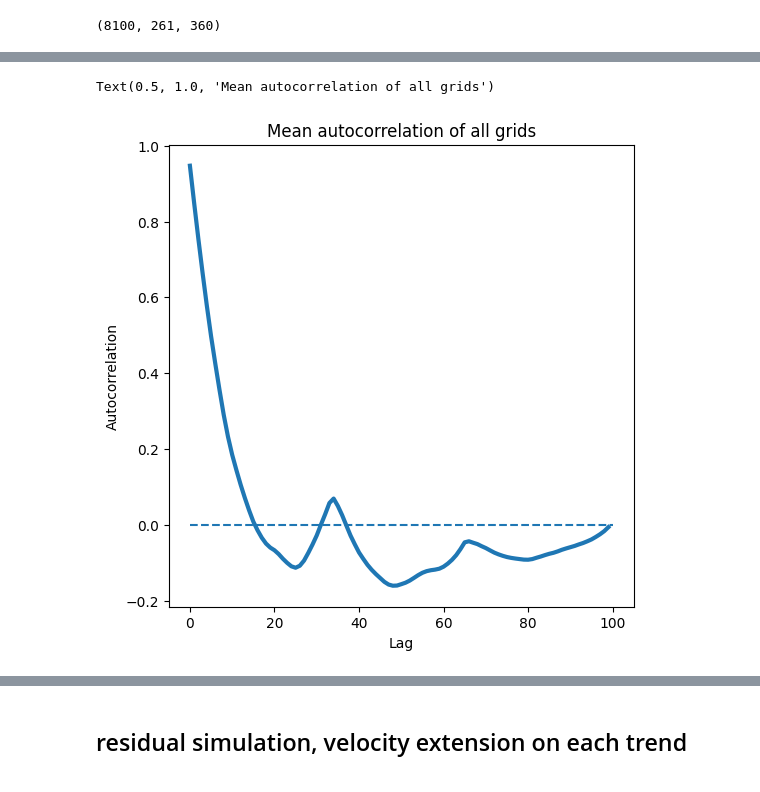
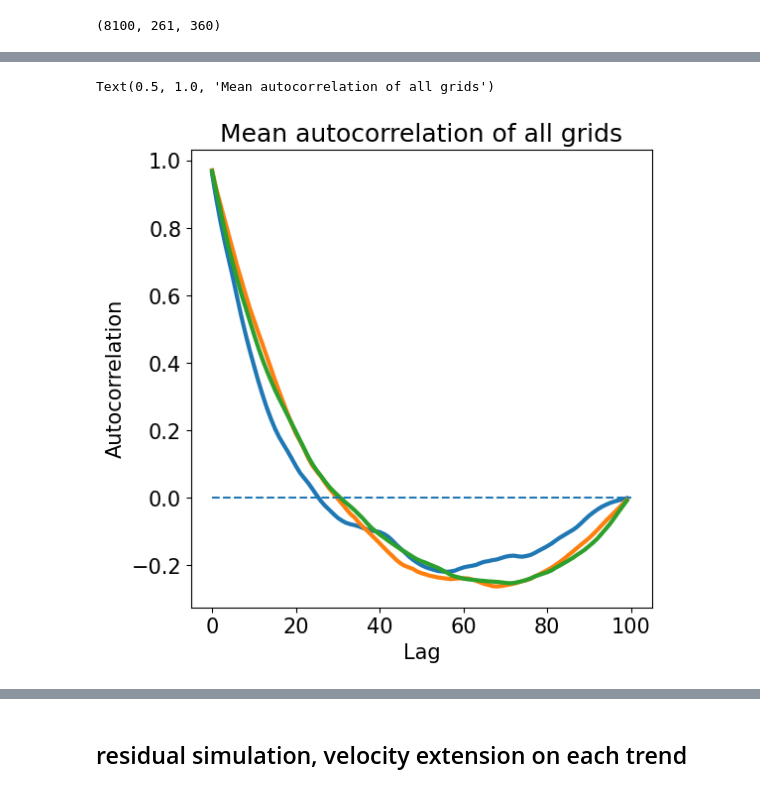
Before and after one commit to justinleong22/data_knowledge_driven_trend_surface, a Jupyter notebook: notebook/peanut_case.ipynb, the cells around one changed output, grey strips where cells are left out. Drawn from its saved outputs; the diff is of its cells as text; code cells hidden in the pictures.

```diff
--- a/notebook/peanut_case.ipynb
+++ b/notebook/peanut_case.ipynb
@@ -241,3 +239,6 @@ def combine_chains(chains, burn_in, length):
 # %% [markdown]
 take last 2000 -> plot one chain then another
 plot only for 0-2000 and then 4 times
+# %%
+for i in range(num_models):
+    print(chains[i].shape)
@@ -348,14 +335,18 @@ def Gelmen_Rubin_Diagnostic(chain1, chain2, burn_in = 10000,length = 20000):
 # %%
-iter_num = 296152200 # 3000
-model_cache_mean = np.mean(model_cache.reshape(iter_num,-1),axis = 1)
-model_cache_std = np.std(model_cache.reshape(iter_num,-1),axis = 1)
-plt.rcParams.update({'font.size': 15})
-plt.rcParams["figure.figsize"] = (10, 4)
-plt.plot(model_cache_mean,label = 'field_mean')
-plt.plot(model_cache_std,label = 'field_std')
+iter_num = 3000
 
-plt.plot(model_cache[:,50,50],label = 'loc1')
-plt.plot(model_cache[:,99,99],label = 'loc2')
+count = 0
+for nchain in chains:
+    model_cache_mean = np.mean(nchain.reshape(iter_num,-1),axis = 1)
+    model_cache_std = np.std(nchain.reshape(iter_num,-1),axis = 1)
+    plt.rcParams.update({'font.size': 15})
+    plt.rcParams["figure.figsize"] = (10, 4)
+    plt.plot(model_cache_mean,label = ('field_mean '  + str(count)))
+    plt.plot(model_cache_std,label = ('field_std '  + str(count)))
+    count += 1
+
+# plt.plot(model_cache[:,50,50],label = 'loc1')
+# plt.plot(model_cache[:,99,99],label = 'loc2')
 
 plt.legend(bbox_to_anchor=(1., 1.03))
 plt.xlabel('Lag')
@@ -366,19 +357,24 @@ Error:
 # %%
-cut_off = 200
+cut_off = 300
 from statsmodels.tsa.stattools import acf
-acf_values = np.zeros((7900,model_cache.shape[1],model_cache.shape[2]))
-for i in tqdm(range(model_cache.shape[1])):
-    for j in range(model_cache.shape[2]):
-        acf_values[:,i,j] = acf(model_cache[cut_off:,i,j],nlags = 10000)
+
+acf_values_nchains = []
+for nchain in chains:
+    acf_values = np.zeros((2700,nchain.shape[1],nchain.shape[2]))
+    for i in tqdm(range(nchain.shape[1])):
+        for j in range(nchain.shape[2]):
+            acf_values[:,i,j] = acf(nchain[cut_off:,i,j],nlags = 10000)
+    acf_values_nchains.append(acf_values)
 # %%
 plt.rcParams["figure.figsize"] = (6, 6)
-plt.plot(np.mean(acf_values.reshape(100,-1),axis =1),linewidth = 3)
+for acf_values in acf_values_nchains:
+    plt.plot(np.mean(acf_values.reshape(100,-1),axis =1),linewidth = 3)
 plt.hlines(xmin = 0, xmax = 100,y = 0,linestyle = '--')
 plt.xlabel('Lag')
 plt.ylabel('Autocorrelation')
 plt.title('Mean autocorrelation of all grids')
 # %% [output]
 Text(0.5, 1.0, 'Mean autocorrelation of all grids')
-[figure, old version]
+[figure, new version]
 # %%
 ### acceptance rate curve
```
Also changed, not shown: parts of 32 cells of this notebook, 2 other files.
